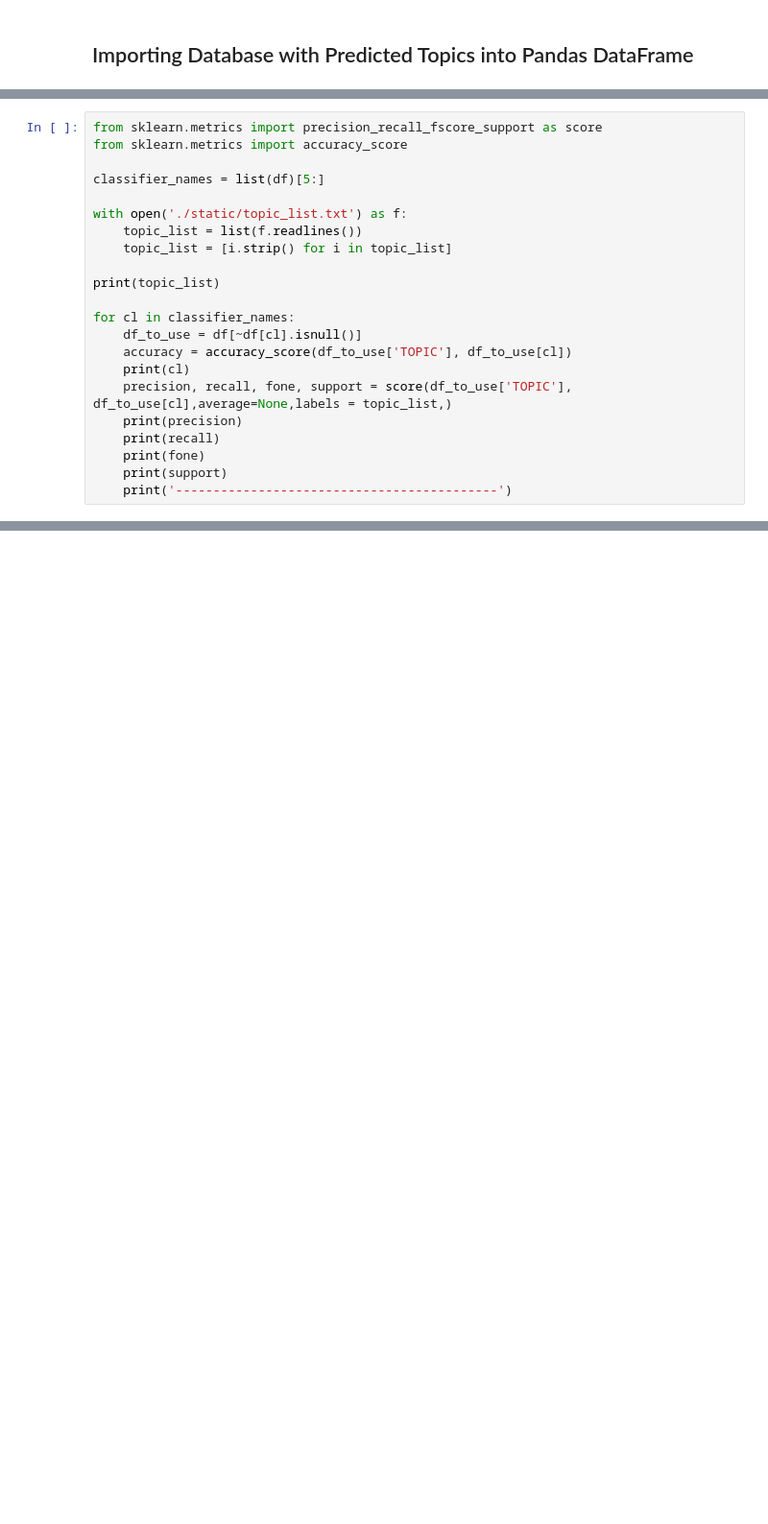
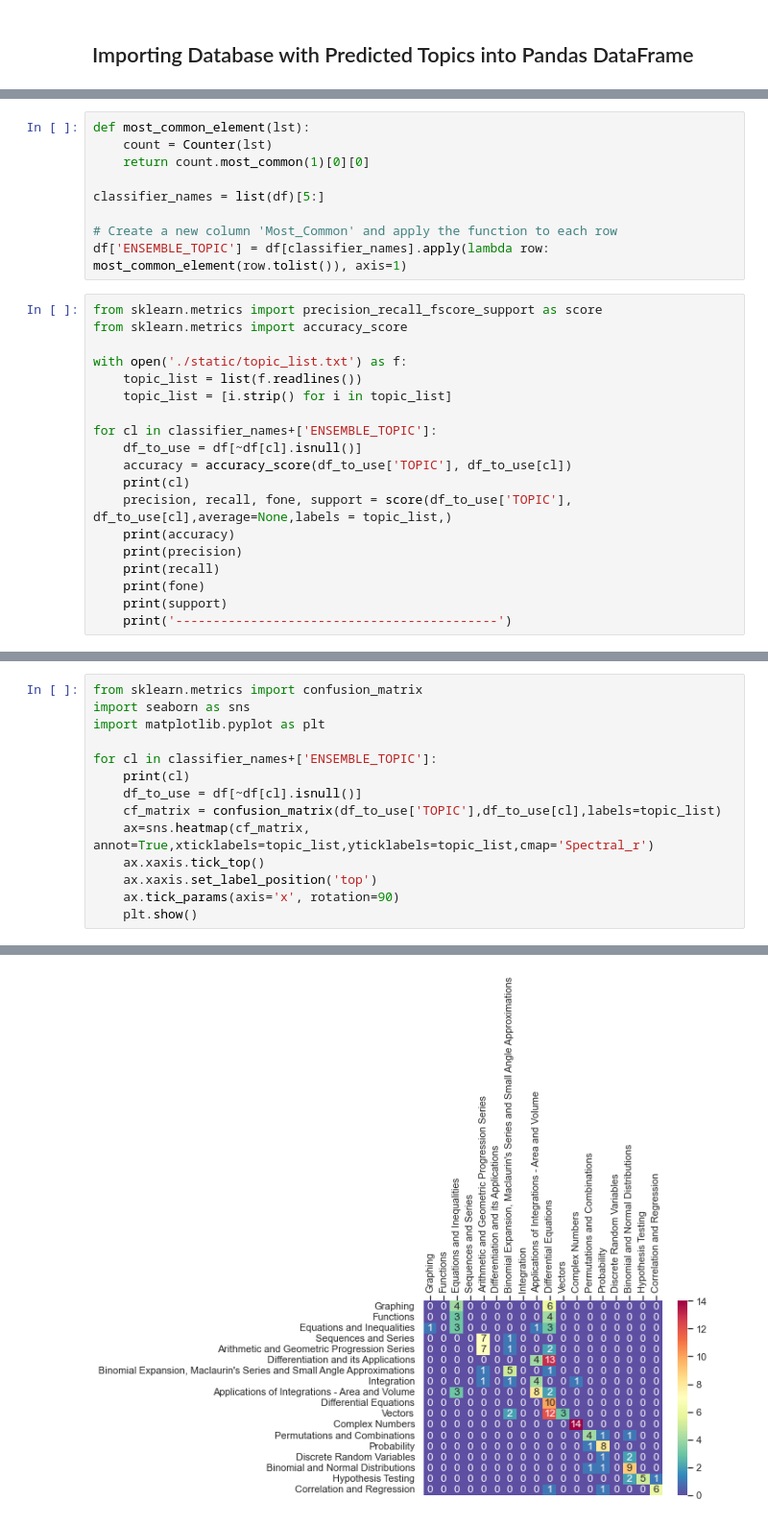
Before and after one commit to beertino/question_classifier, a Jupyter notebook: new.ipynb, the cells around one changed output, grey strips where cells are left out. Shown at 96% size. Cells and saved outputs as stored; diff of their text form; blank space fills up the shorter version.

```diff
--- a/new.ipynb
+++ b/new.ipynb
@@ -358,20 +343,26 @@ Index: []
+# %%
+def most_common_element(lst):
+    count = Counter(lst)
+    return count.most_common(1)[0][0]
+
+classifier_names = list(df)[5:]
+
+# Create a new column 'Most_Common' and apply the function to each row
+df['ENSEMBLE_TOPIC'] = df[classifier_names].apply(lambda row: most_common_element(row.tolist()), axis=1)
 # %%
 from sklearn.metrics import precision_recall_fscore_support as score
 from sklearn.metrics import accuracy_score
-
-classifier_names = list(df)[5:]
 
 with open('./static/topic_list.txt') as f:
     topic_list = list(f.readlines())
     topic_list = [i.strip() for i in topic_list]
 
-print(topic_list)
-
-for cl in classifier_names:
+for cl in classifier_names+['ENSEMBLE_TOPIC']:
     df_to_use = df[~df[cl].isnull()]
     accuracy = accuracy_score(df_to_use['TOPIC'], df_to_use[cl])
     print(cl)
     precision, recall, fone, support = score(df_to_use['TOPIC'], df_to_use[cl],average=None,labels = topic_list,)
+    print(accuracy)
     print(precision)
     print(recall)
     print(fone)
@@ -397 +388,16 @@ ADA_TOPIC
 -------------------------------------------
+# %%
+from sklearn.metrics import confusion_matrix
+import seaborn as sns
+import matplotlib.pyplot as plt
+
+for cl in classifier_names+['ENSEMBLE_TOPIC']:
+    print(cl)
+    df_to_use = df[~df[cl].isnull()]
+    cf_matrix = confusion_matrix(df_to_use['TOPIC'],df_to_use[cl],labels=topic_list)
+    ax=sns.heatmap(cf_matrix, annot=True,xticklabels=topic_list,yticklabels=topic_list,cmap='Spectral_r')
+    ax.xaxis.tick_top()
+    ax.xaxis.set_label_position('top')
+    ax.tick_params(axis='x', rotation=90)
+    plt.show()
+# %% [output]
@@ -397,0 +405 @@ ADA_TOPIC
+[figure, added]
```
Also changed, not shown: parts of 12 cells of this notebook, 10 other files.
